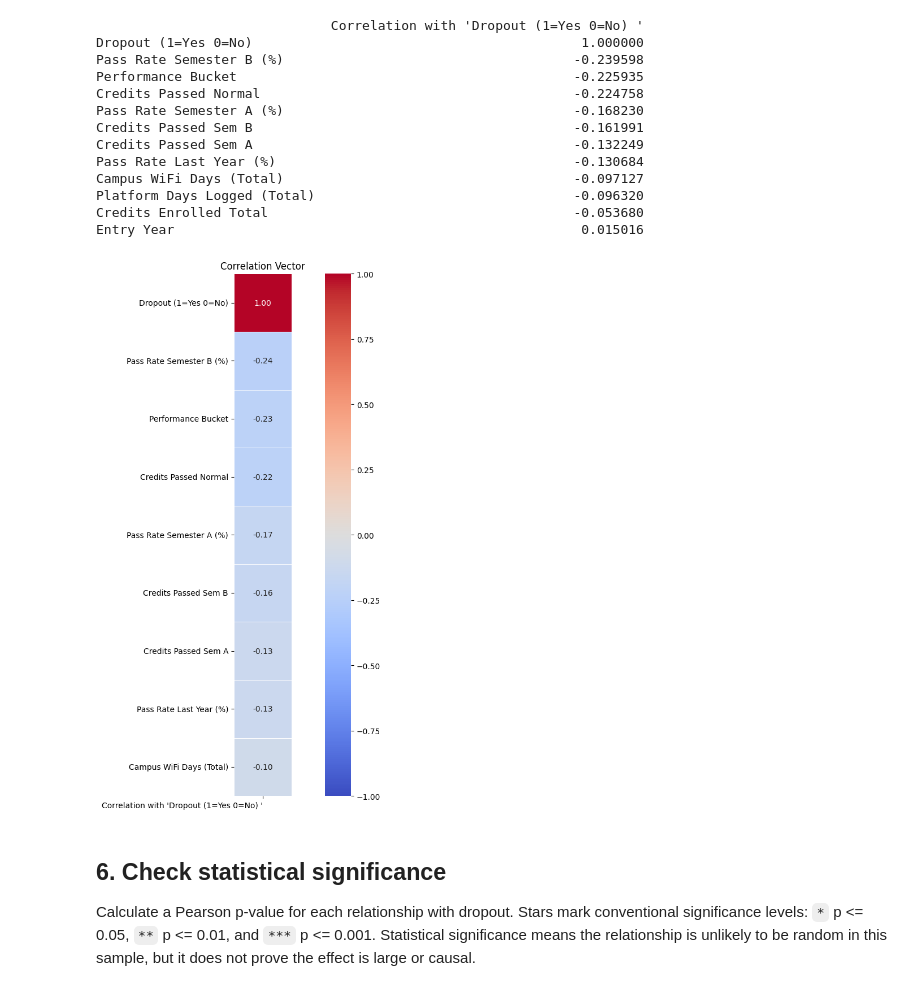
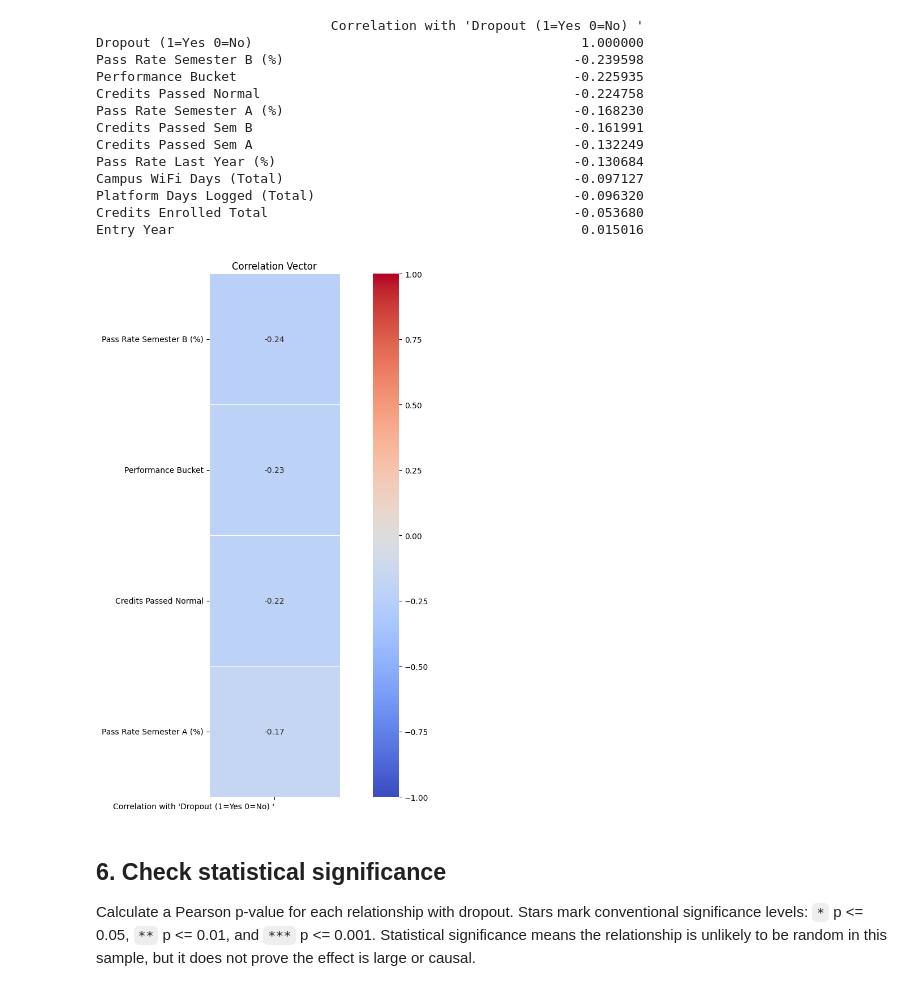
Before and after one commit to omarabdesslem/Student-Dropout, a Jupyter notebook: Code/Correlation.ipynb, the cells around one changed output. Drawn from its saved outputs; the diff is of its cells as text; code cells hidden in the pictures.

Commit message:
Added Results to Correlation

```diff
--- a/Code/Correlation.ipynb
+++ b/Code/Correlation.ipynb
@@ -126,7 +126,7 @@ Review the prepared DataFrame before calculating correlations. Dropping rows wit
 # %% [markdown]
 The full `dropna()` line is commented out because removing every row with any missing value may reduce the number of dropout students. Keep it commented when preserving the full dataset, or enable it when comparing a complete-case version.
 # %%
-df = pd.DataFrame.dropna(df)
+#df = pd.DataFrame.dropna(df)
 
 print(df)
 # %% [output]
@@ -226,27 +226,27 @@ Entry Year                                                    0.015016
 # %%
 import seaborn as sns
 
 plt.figure(figsize=(12, 10))
 
 sns.heatmap(
-    correlation_df[:9],
+    correlation_df[1:5],
     annot=True,
     fmt=".2f",
     cmap="coolwarm",
     vmin=-1,
     vmax=1,
     center=0,
     square=True,
     linewidths=0.5
 )
 
 plt.title("Correlation Vector")
 plt.xticks(rotation=0, ha="right")
 plt.yticks(rotation=0)
 plt.tight_layout()
 plt.show()
 # %% [output]
-[figure, old version]
+[figure, new version]
 # %% [markdown]
 ## 6. Check statistical significance
 
```
Also changed, not shown: parts of 13 cells of this notebook.
